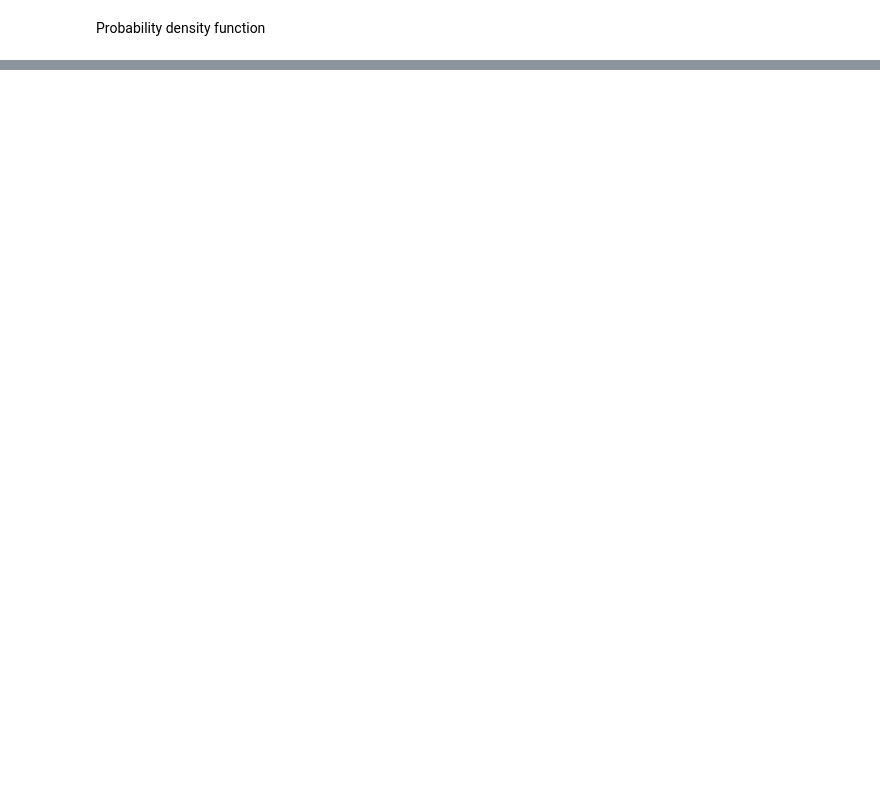
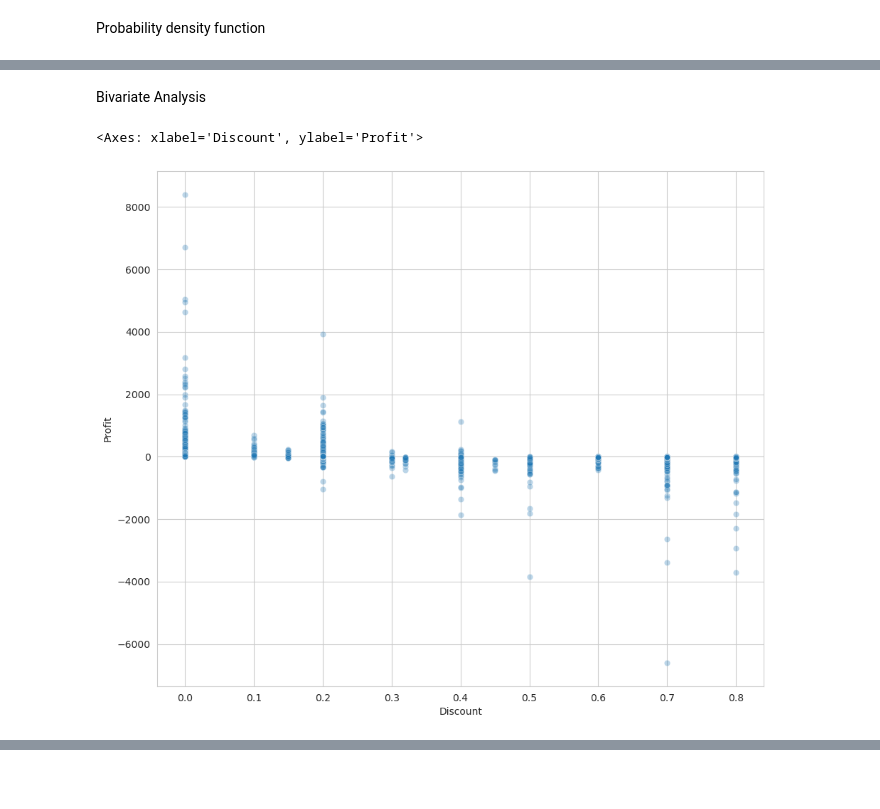
Before and after one commit to alejo-cuello/first-steps-data-science, a Jupyter notebook: code/exploring-series.ipynb, the cells around one changed output, grey strips where cells are left out. Saved outputs shown, nothing was run; the diff lists cells and outputs as text; code cells hidden in the pictures; blank space fills up the shorter version.

```diff
--- a/code/exploring-series.ipynb
+++ b/code/exploring-series.ipynb
@@ -418,0 +430,7 @@ plt.xlim(-100,5000)
+# %% [markdown]
+Bivariate Analysis
+# %%
+sns.scatterplot(data, x='Discount', y='Profit',alpha=0.3,hue='Segment',palette=segment_color,hue_order=['Consumer','Corporate','Home Office'])
+# %% [output]
+<Axes: xlabel='Discount', ylabel='Profit'>
+[figure, added]
```
Also changed, not shown: parts of 8 cells of this notebook.
